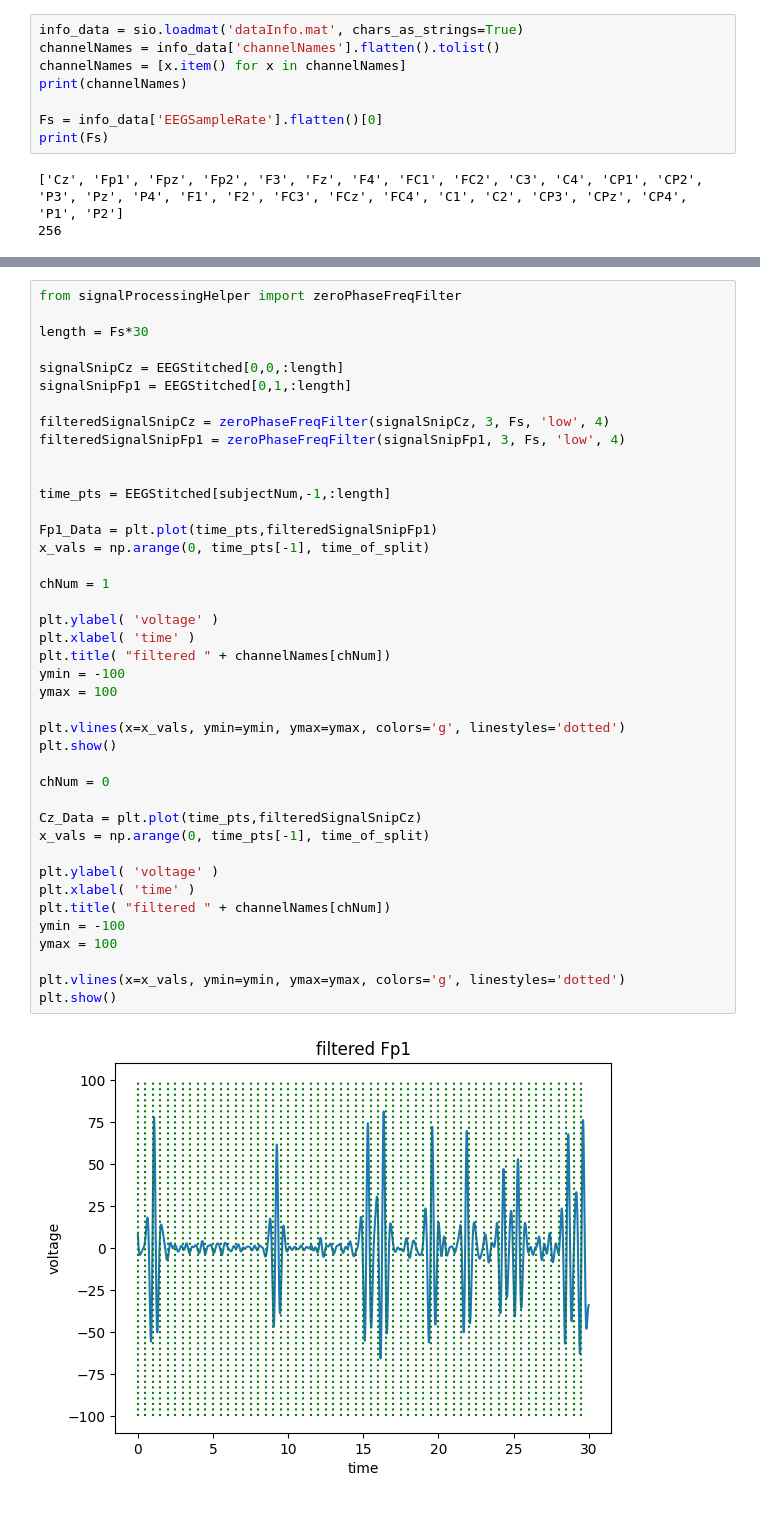
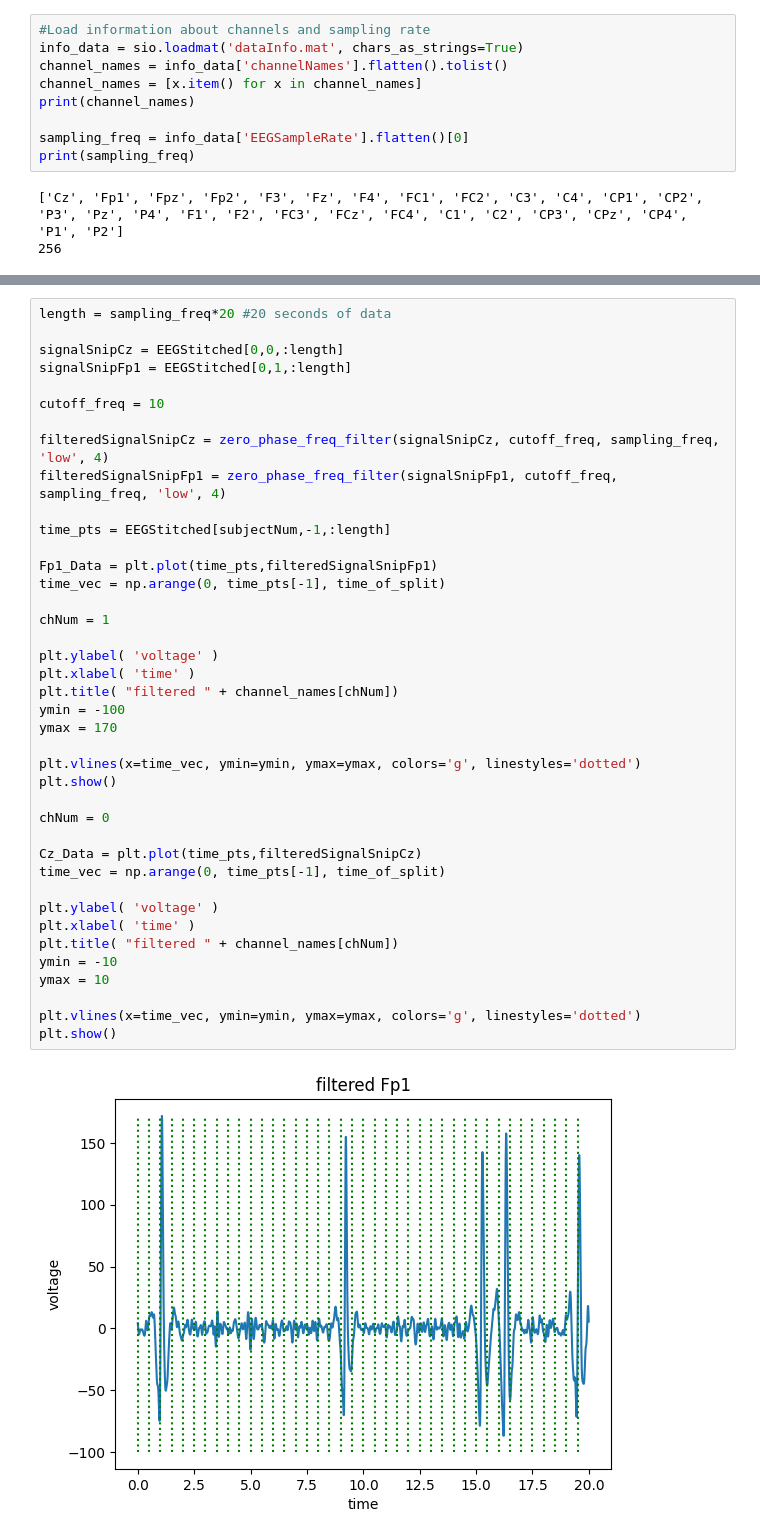
Before and after one commit to piyashib/Eye-Blink-Detector, a Jupyter notebook: CreateAllDatasets.ipynb, the cells around one changed output, grey strips where cells are left out. Saved outputs shown, nothing was run; the diff lists cells and outputs as text.

```diff
--- a/CreateAllDatasets.ipynb
+++ b/CreateAllDatasets.ipynb
@@ -21,13 +40,14 @@ print(EEGStitched.shape)
 ['EEGStitched']
 (19, 29, 76800)
 # %%
+#Load information about channels and sampling rate
 info_data = sio.loadmat('dataInfo.mat', chars_as_strings=True)
-channelNames = info_data['channelNames'].flatten().tolist()
-channelNames = [x.item() for x in channelNames]
-print(channelNames)
+channel_names = info_data['channelNames'].flatten().tolist()
+channel_names = [x.item() for x in channel_names]
+print(channel_names)
 
-Fs = info_data['EEGSampleRate'].flatten()[0]
-print(Fs)
+sampling_freq = info_data['EEGSampleRate'].flatten()[0]
+print(sampling_freq)
 # %% [output]
 ['Cz', 'Fp1', 'Fpz', 'Fp2', 'F3', 'Fz', 'F4', 'FC1', 'FC2', 'C3', 'C4', 'CP1', 'CP2', 'P3', 'Pz', 'P4', 'F1', 'F2', 'FC3', 'FCz', 'FC4', 'C1', 'C2', 'CP3', 'CPz', 'CP4', 'P1', 'P2']
 256
@@ -83,43 +107,42 @@ pwelchPlot = plt.plot(frequencies, psd)
 # %%
-from signalProcessingHelper import zeroPhaseFreqFilter
-
-length = Fs*30
+length = sampling_freq*20 #20 seconds of data
 
 signalSnipCz = EEGStitched[0,0,:length]
 signalSnipFp1 = EEGStitched[0,1,:length]
 
-filteredSignalSnipCz = zeroPhaseFreqFilter(signalSnipCz, 3, Fs, 'low', 4)
-filteredSignalSnipFp1 = zeroPhaseFreqFilter(signalSnipFp1, 3, Fs, 'low', 4)
+cutoff_freq = 10
 
+filteredSignalSnipCz = zero_phase_freq_filter(signalSnipCz, cutoff_freq, sampling_freq, 'low', 4)
+filteredSignalSnipFp1 = zero_phase_freq_filter(signalSnipFp1, cutoff_freq, sampling_freq, 'low', 4)
 
 time_pts = EEGStitched[subjectNum,-1,:length]
 
 Fp1_Data = plt.plot(time_pts,filteredSignalSnipFp1)
-x_vals = np.arange(0, time_pts[-1], time_of_split)
+time_vec = np.arange(0, time_pts[-1], time_of_split)
 
 chNum = 1
 
 plt.ylabel( 'voltage' )
 plt.xlabel( 'time' )
-plt.title( "filtered " + channelNames[chNum])
+plt.title( "filtered " + channel_names[chNum])
 ymin = -100
-ymax = 100
+ymax = 170
 
-plt.vlines(x=x_vals, ymin=ymin, ymax=ymax, colors='g', linestyles='dotted')
+plt.vlines(x=time_vec, ymin=ymin, ymax=ymax, colors='g', linestyles='dotted')
 plt.show()
 
 chNum = 0
 
 Cz_Data = plt.plot(time_pts,filteredSignalSnipCz)
-x_vals = np.arange(0, time_pts[-1], time_of_split)
+time_vec = np.arange(0, time_pts[-1], time_of_split)
 
 plt.ylabel( 'voltage' )
 plt.xlabel( 'time' )
-plt.title( "filtered " + channelNames[chNum])
-ymin = -100
-ymax = 100
+plt.title( "filtered " + channel_names[chNum])
+ymin = -10
+ymax = 10
 
-plt.vlines(x=x_vals, ymin=ymin, ymax=ymax, colors='g', linestyles='dotted')
+plt.vlines(x=time_vec, ymin=ymin, ymax=ymax, colors='g', linestyles='dotted')
 plt.show()
 # %% [output]
-[figure, old version]
+[figure, new version]
```
Also changed, not shown: parts of 30 cells of this notebook, 10 other files.
